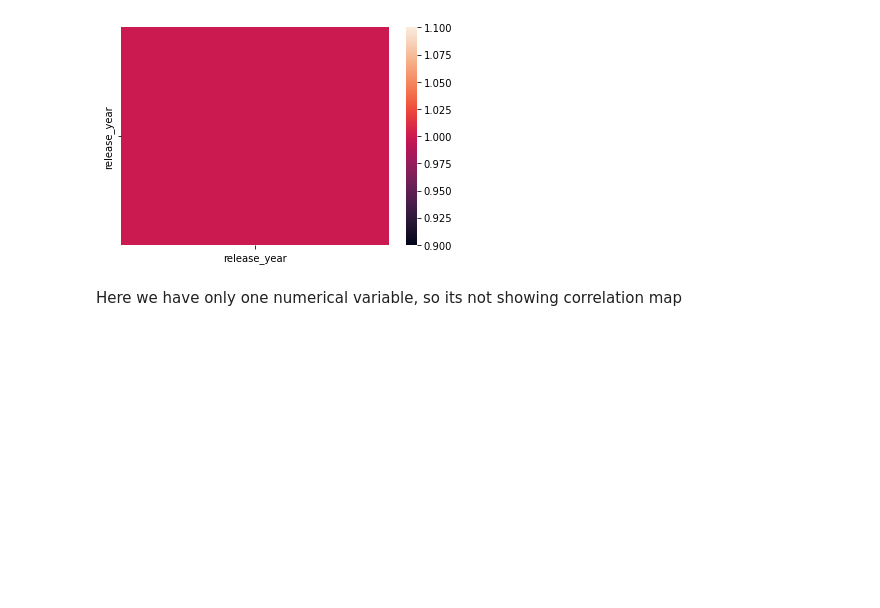
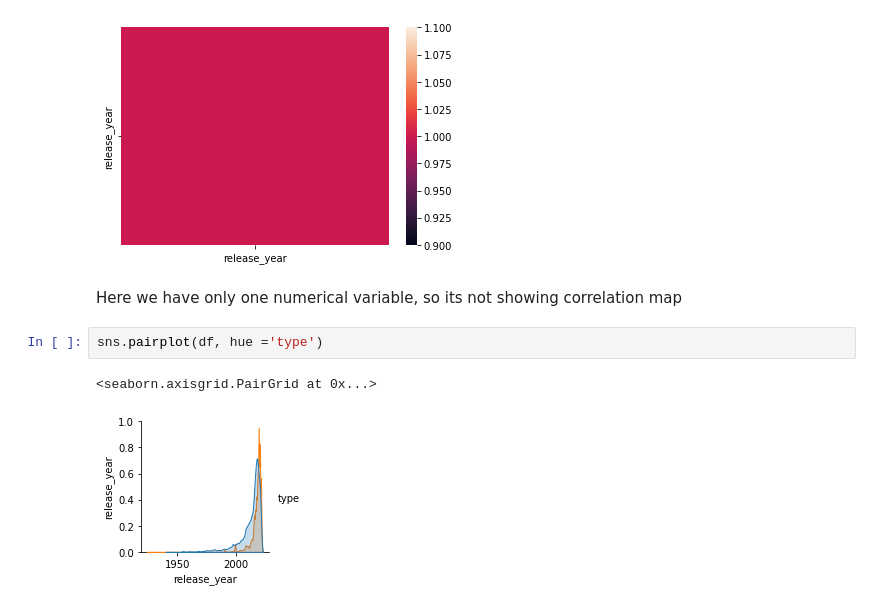
Before and after one commit to kavithachitriki/SCALER_PRACTICE, a Jupyter notebook: Netflix_Scaler.ipynb, the cells around one changed output. Cells and saved outputs as stored; diff of their text form; blank space fills up the shorter version.

```diff
--- a/Netflix_Scaler.ipynb
+++ b/Netflix_Scaler.ipynb
@@ -375,3 +394,8 @@ sns.heatmap(df.corr())
 [figure]
 # %% [markdown]
 Here we have only one numerical variable, so its not showing correlation map
+# %%
+sns.pairplot(df, hue ='type')
+# %% [output]
+<seaborn.axisgrid.PairGrid at 0x...>
+[figure, added]
```
Also changed, not shown: parts of 4 cells of this notebook.
